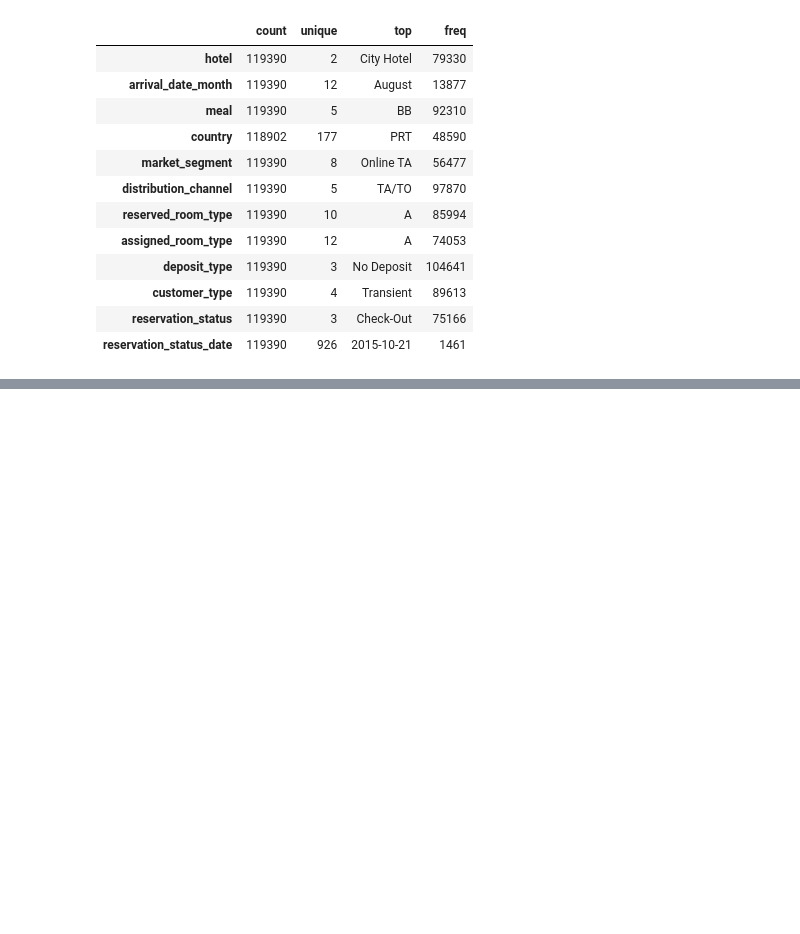
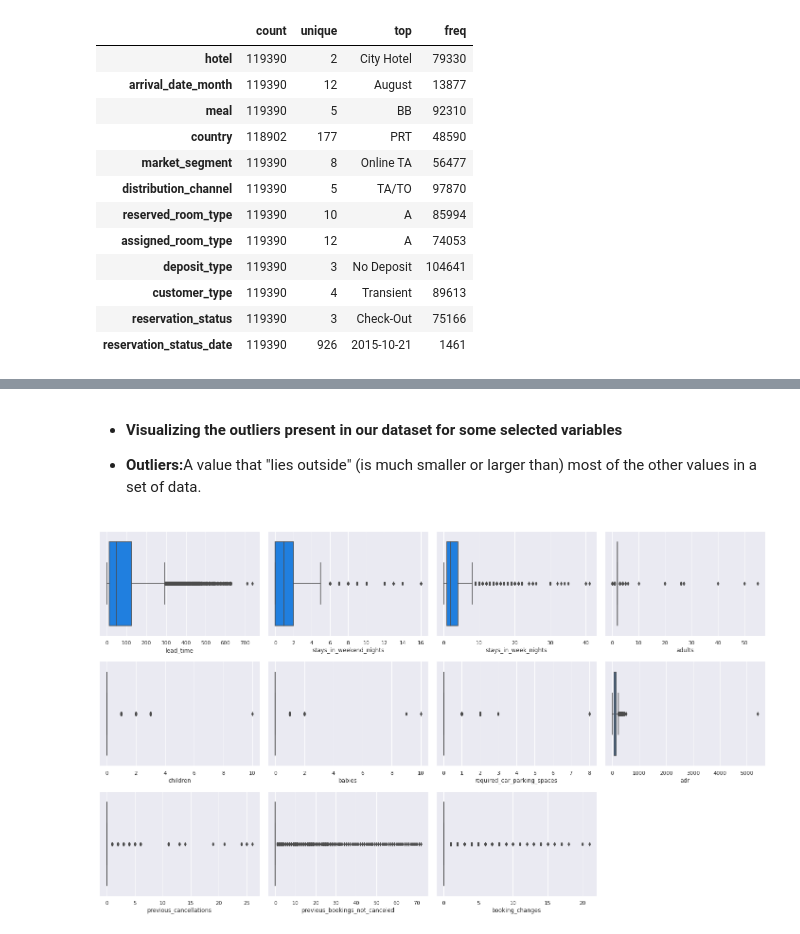
Before and after one commit to manojkb04/EDA_Hotel_Booking, a Jupyter notebook: Hotel_Booking_Analysis_Capstone_Project.ipynb, the cells around one changed output, grey strips where cells are left out. Cells and saved outputs as stored; diff of their text form; code cells hidden in the pictures; blank space fills up the shorter version.

```diff
--- a/Hotel_Booking_Analysis_Capstone_Project.ipynb
+++ b/Hotel_Booking_Analysis_Capstone_Project.ipynb
@@ -243,0 +469,23 @@ data.describe(include = 'object').T
+# %% [markdown]
+* <b>Visualizing the outliers present in our dataset for some selected variables</b>
+
+
+* <b> Outliers:</b>A value that "lies outside" (is much smaller or larger than) most of the other values in a set of data.
+# %%
+# ploting the box plots into subplots of each outliered column
+
+columns = ['lead_time', 'stays_in_weekend_nights', 'stays_in_week_nights', 'adults',
+           'children', 'babies', 'required_car_parking_spaces', 'adr', 'previous_cancellations',
+           'previous_bookings_not_canceled', 'booking_changes']
+
+n = 1
+
+plt.figure(figsize=(20,15))
+
+for column in columns:
+    plt.subplot(4,4,n)
+    n = n+1
+    sns.boxplot(data[column])
+    plt.tight_layout()
+# %% [output]
+[figure, added]
```
Also changed, not shown: parts of 60 cells of this notebook.
